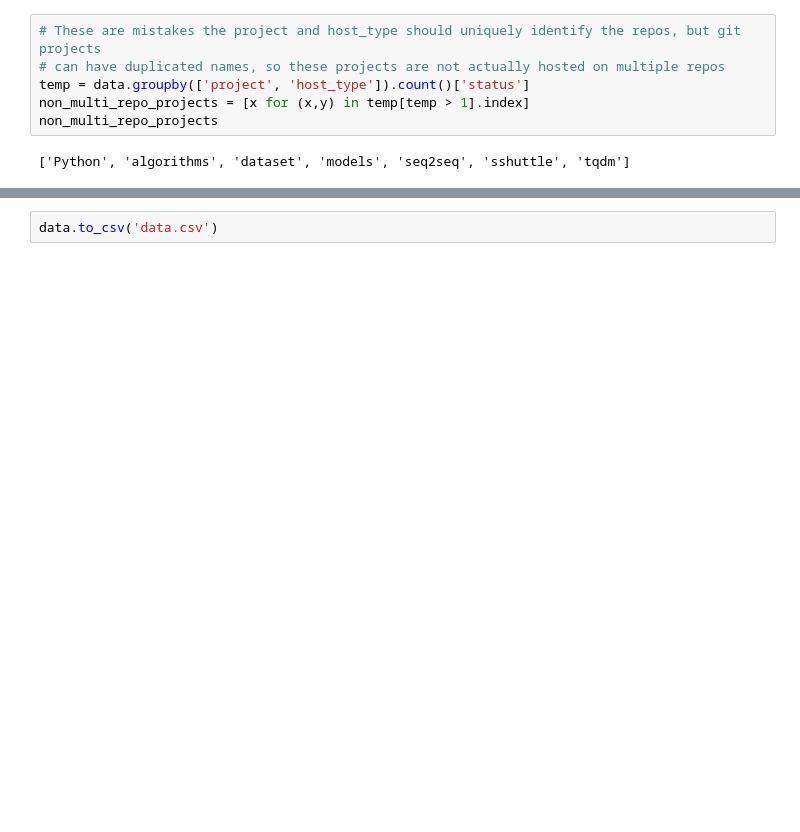
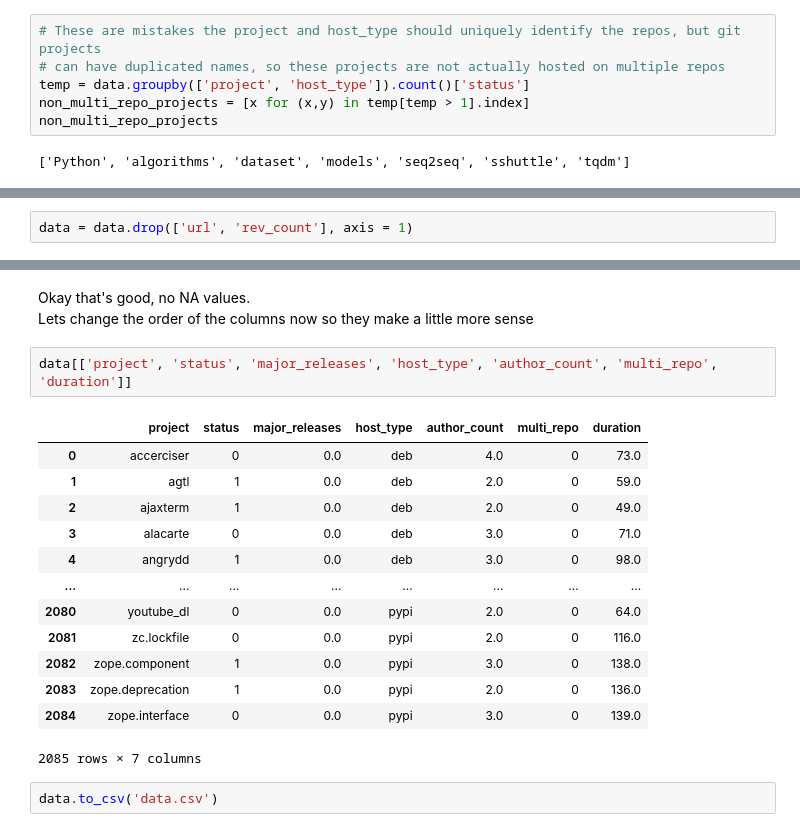
Before and after one commit to DerekRobin/Survival-Analysis-of-OSS-Projects, a Jupyter notebook: Analysis&Data/data-collection.ipynb, the cells around one changed output, grey strips where cells are left out. Saved outputs shown, nothing was run; the diff lists cells and outputs as text; blank space fills up the shorter version.

```diff
--- a/Analysis&Data/data-collection.ipynb
+++ b/Analysis&Data/data-collection.ipynb
@@ -217,0 +275,2 @@ data[data['multi_repo'] == 1]
+# %%
+data = data.drop(['url', 'rev_count'], axis = 1)
@@ -218,2 +290,21 @@ data[data['multi_repo'] == 1]
+# %% [markdown]
+Okay that's good, no NA values.
+Lets change the order of the columns now so they make a little more sense
+# %%
+data[['project', 'status', 'major_releases', 'host_type', 'author_count', 'multi_repo', 'duration']]
+# %% [output]
+|  | project | status | major_releases | host_type | author_count | multi_repo | duration |
+| 0 | accerciser | 0 | 0.0 | deb | 4.0 | 0 | 73.0 |
+| 1 | agtl | 1 | 0.0 | deb | 2.0 | 0 | 59.0 |
+| 2 | ajaxterm | 1 | 0.0 | deb | 2.0 | 0 | 49.0 |
+| 3 | alacarte | 0 | 0.0 | deb | 3.0 | 0 | 71.0 |
+| 4 | angrydd | 1 | 0.0 | deb | 3.0 | 0 | 98.0 |
+| ... | ... | ... | ... | ... | ... | ... | ... |
+| 2080 | youtube_dl | 0 | 0.0 | pypi | 2.0 | 0 | 64.0 |
+| 2081 | zc.lockfile | 0 | 0.0 | pypi | 2.0 | 0 | 116.0 |
+| 2082 | zope.component | 1 | 0.0 | pypi | 3.0 | 0 | 138.0 |
+| 2083 | zope.deprecation | 1 | 0.0 | pypi | 2.0 | 0 | 136.0 |
+| 2084 | zope.interface | 0 | 0.0 | pypi | 3.0 | 0 | 139.0 |
+2085 rows × 7 columns
 # %%
 data.to_csv('data.csv')
```
Also changed, not shown: parts of 27 cells of this notebook, 5 other files.
